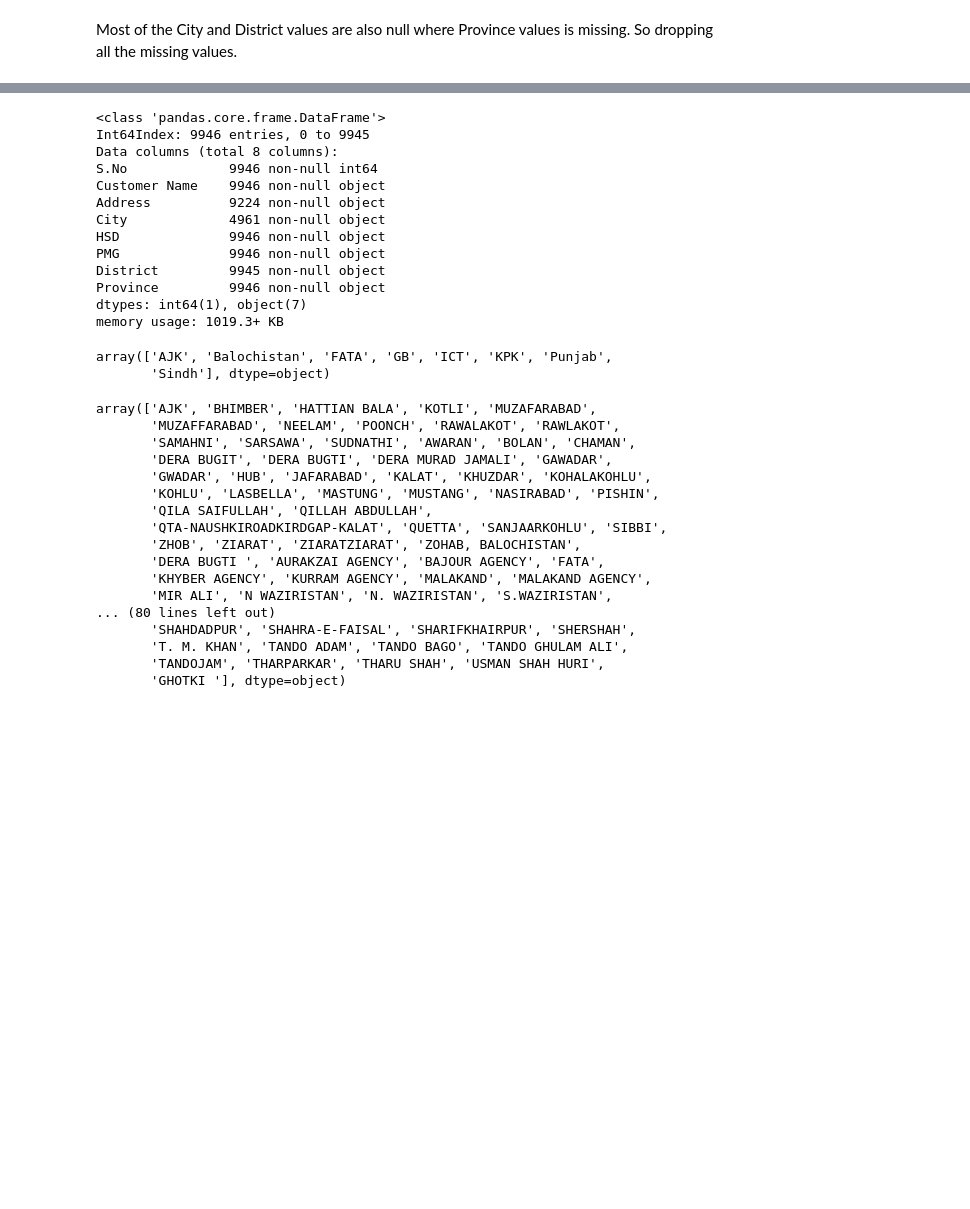
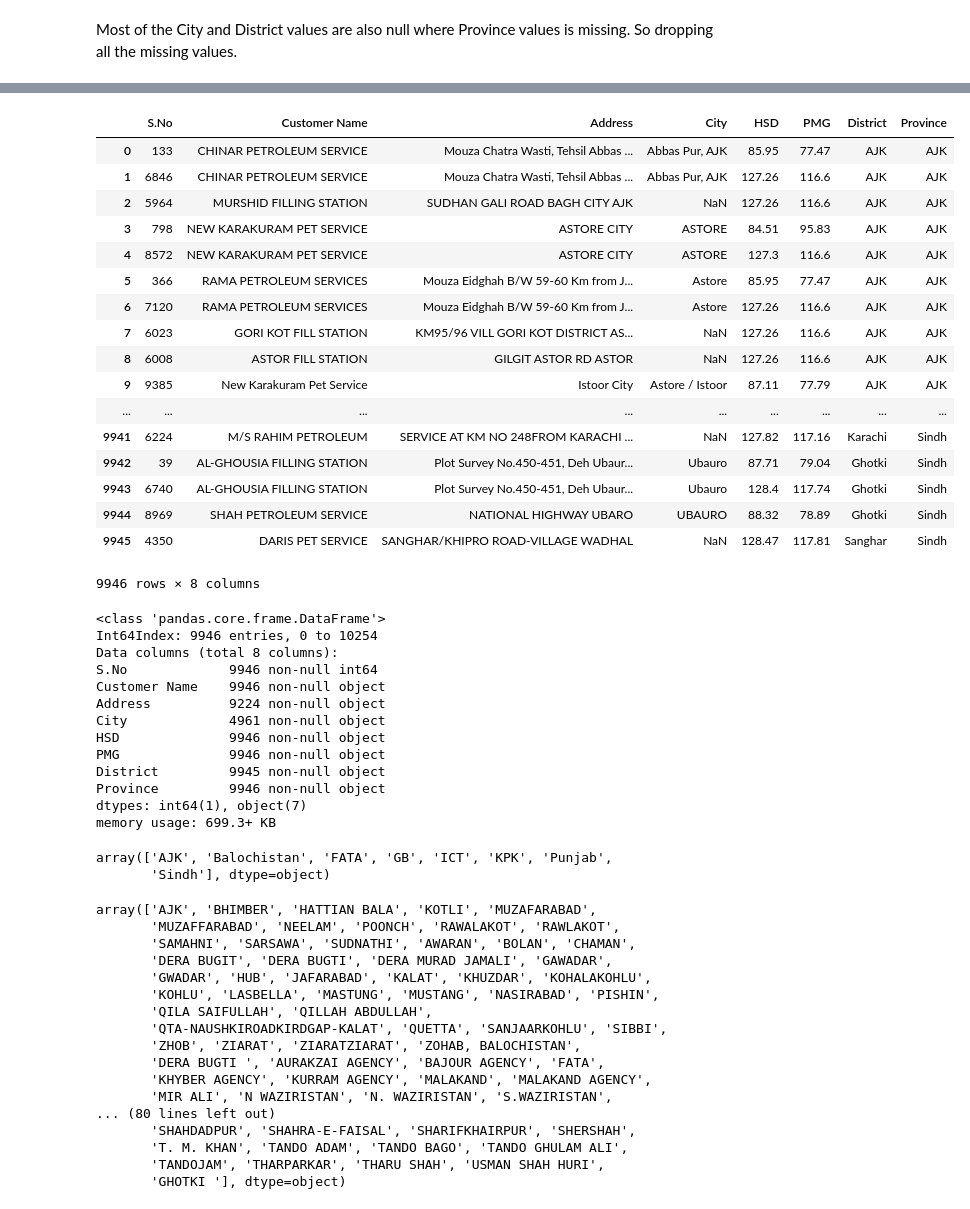
Before and after one commit to AyeshaIkhlas/PetrolStationVisualization, a Jupyter notebook: PetrolStations _in_Pakistan.ipynb, the cells around one changed output, grey strips where cells are left out. Saved outputs shown, nothing was run; the diff lists cells and outputs as text; code cells hidden in the pictures; blank space fills up the shorter version.

```diff
--- a/PetrolStations _in_Pakistan.ipynb
+++ b/PetrolStations _in_Pakistan.ipynb
@@ -206,13 +175,31 @@ memory usage: 1019.3+ KB
 # %%
-data.drop(data[data['Province']=='Missing'], inplace=True)
+data.drop(data[data['Province']=='Missing'].index, inplace=True)
 data.reset_index(drop =True)
+# %% [output]
+|  | S.No | Customer Name | Address | City | HSD | PMG | District | Province |
+| 0 | 133 | CHINAR PETROLEUM SERVICE | Mouza Chatra Wasti, Tehsil Abbas ... | Abbas Pur, AJK | 85.95 | 77.47 | AJK | AJK |
+| 1 | 6846 | CHINAR PETROLEUM SERVICE | Mouza Chatra Wasti, Tehsil Abbas ... | Abbas Pur, AJK | 127.26 | 116.6 | AJK | AJK |
+| 2 | 5964 | MURSHID FILLING STATION | SUDHAN GALI ROAD BAGH CITY AJK | NaN | 127.26 | 116.6 | AJK | AJK |
+| 3 | 798 | NEW KARAKURAM PET SERVICE | ASTORE CITY | ASTORE | 84.51 | 95.83 | AJK | AJK |
+| 4 | 8572 | NEW KARAKURAM PET SERVICE | ASTORE CITY | ASTORE | 127.3 | 116.6 | AJK | AJK |
+| 5 | 366 | RAMA PETROLEUM SERVICES | Mouza Eidghah B/W 59-60 Km from J... | Astore | 85.95 | 77.47 | AJK | AJK |
+| 6 | 7120 | RAMA PETROLEUM SERVICES | Mouza Eidghah B/W 59-60 Km from J... | Astore | 127.26 | 116.6 | AJK | AJK |
+| 7 | 6023 | GORI KOT FILL STATION | KM95/96 VILL GORI KOT DISTRICT AS... | NaN | 127.26 | 116.6 | AJK | AJK |
+| 8 | 6008 | ASTOR FILL STATION | GILGIT ASTOR RD ASTOR | NaN | 127.26 | 116.6 | AJK | AJK |
+| 9 | 9385 | New Karakuram Pet Service | Istoor City | Astore / Istoor | 87.11 | 77.79 | AJK | AJK |
+| ... | ... | ... | ... | ... | ... | ... | ... | ... |
+| 9941 | 6224 | M/S RAHIM PETROLEUM | SERVICE AT KM NO 248FROM KARACHI ... | NaN | 127.82 | 117.16 | Karachi | Sindh |
+| 9942 | 39 | AL-GHOUSIA FILLING STATION | Plot Survey No.450-451, Deh Ubaur... | Ubauro | 87.71 | 79.04 | Ghotki | Sindh |
+| 9943 | 6740 | AL-GHOUSIA FILLING STATION | Plot Survey No.450-451, Deh Ubaur... | Ubauro | 128.4 | 117.74 | Ghotki | Sindh |
+| 9944 | 8969 | SHAH PETROLEUM SERVICE | NATIONAL HIGHWAY UBARO | UBAURO | 88.32 | 78.89 | Ghotki | Sindh |
+| 9945 | 4350 | DARIS PET SERVICE | SANGHAR/KHIPRO ROAD-VILLAGE WADHAL | NaN | 128.47 | 117.81 | Sanghar | Sindh |
+9946 rows × 8 columns
 # %%
 data.info()
 data['Province'].unique()
-# data.drop(['level_0','index'],axis=1,inplace=True)
 # %% [output]
 <class 'pandas.core.frame.DataFrame'>
-Int64Index: 9946 entries, 0 to 9945
+Int64Index: 9946 entries, 0 to 10254
 Data columns (total 8 columns):
 S.No             9946 non-null int64
 Customer Name    9946 non-null object
@@ -223,7 +210,7 @@ PMG              9946 non-null object
 District         9945 non-null object
 Province         9946 non-null object
 dtypes: int64(1), object(7)
-memory usage: 1019.3+ KB
+memory usage: 699.3+ KB
 array(['AJK', 'Balochistan', 'FATA', 'GB', 'ICT', 'KPK', 'Punjab',
        'Sindh'], dtype=object)
 # %%
```
Also changed, not shown: parts of 4 cells of this notebook.
